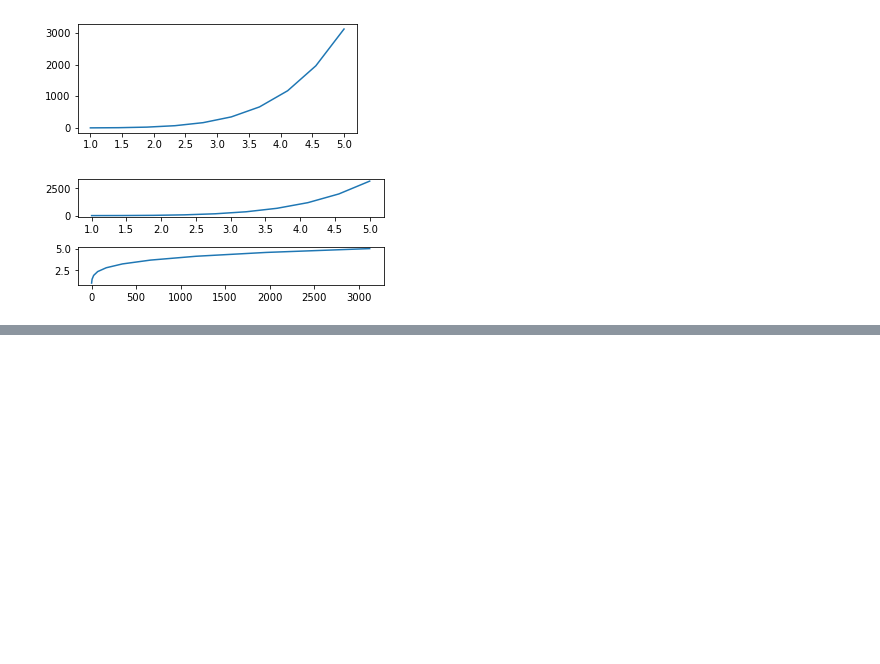
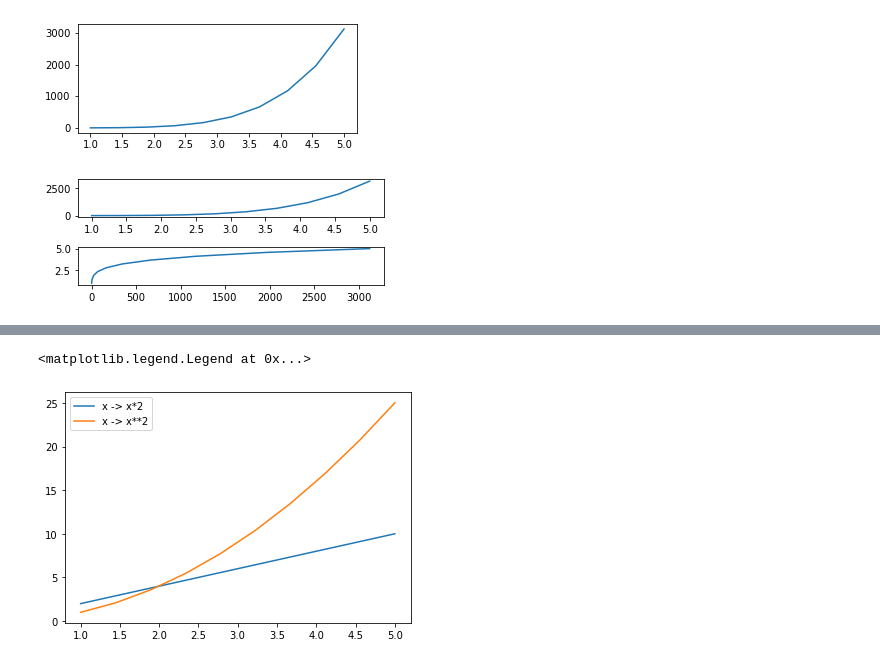
Before and after one commit to probe2k/webinar-2.0, a Jupyter notebook: crashcourse.ipynb, the cells around one changed output, grey strips where cells are left out. Cells and saved outputs as stored; diff of their text form; code cells hidden in the pictures; blank space fills up the shorter version.

```diff
--- a/crashcourse.ipynb
+++ b/crashcourse.ipynb
@@ -1188,0 +1203,11 @@ f.savefig('test#1.png') # And because it supports image encoders, you can use pn
+# %%
+# And there we obtain two curves on the same plot, but we don't know which plot is which. That's where the legends come in.
+f = plt.figure()
+a = f.add_axes([0.1, 0.1, 0.8, 0.8])
+a.plot(x, x*2, label='x -> x*2')
+a.plot(x, x**2, label='x -> x**2')
+a.legend()
+# Now if we put legend call, we get the warning no labels found. To resolve that, what we do is pass the label within the plot method calls itself.
+# %% [output]
+<matplotlib.legend.Legend at 0x...>
+[figure, added]
```
Also changed, not shown: parts of 4 cells of this notebook.
